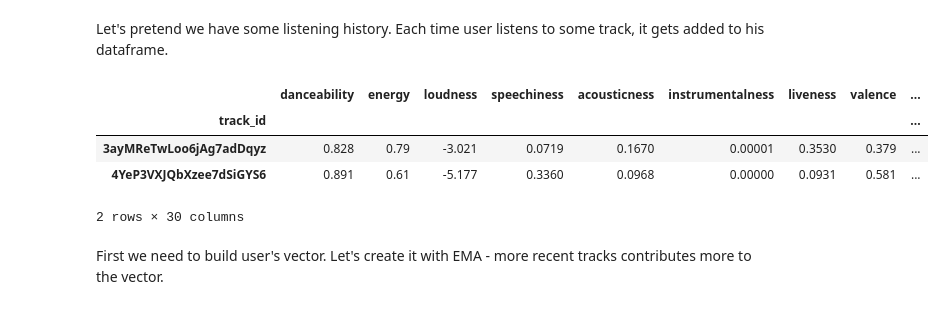
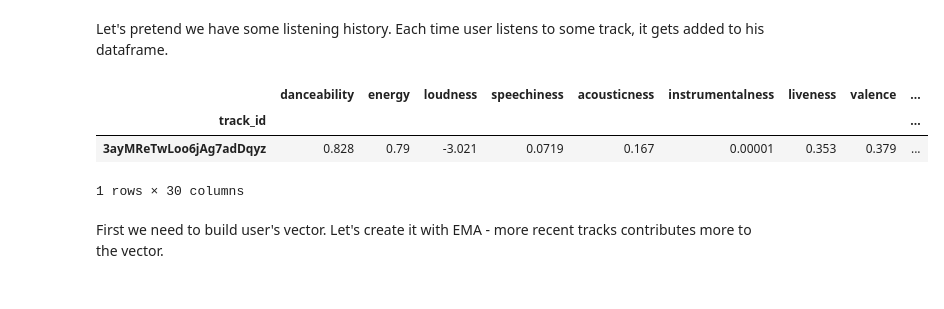
Before and after one commit to pawlooss1/spotify-data-mining, a Jupyter notebook: notebooks/recomm_sys_demo.ipynb, the cells around one changed output. Saved outputs shown, nothing was run; the diff lists cells and outputs as text; code cells hidden in the pictures.

```diff
--- a/notebooks/recomm_sys_demo.ipynb
+++ b/notebooks/recomm_sys_demo.ipynb
@@ -98,14 +98,13 @@ tracks_db_scaled.head()
 Let's pretend we have some listening history. Each time user listens to
 some track, it gets added to his dataframe.
 # %%
-tracks_user = tracks_db.sample(2, random_state=7)
+tracks_user = tracks_db.sample(1, random_state=7)
 tracks_user.head()
 # %% [output]
 |  | danceability | energy | loudness | speechiness | acousticness | instrumentalness | liveness | valence | ... |
 | track_id |  |  |  |  |  |  |  |  | ... |
-| 3ayMReTwLoo6jAg7adDqyz | 0.828 | 0.79 | -3.021 | 0.0719 | 0.1670 | 0.00001 | 0.3530 | 0.379 | ... |
-| 4YeP3VXJQbXzee7dSiGYS6 | 0.891 | 0.61 | -5.177 | 0.3360 | 0.0968 | 0.00000 | 0.0931 | 0.581 | ... |
+| 3ayMReTwLoo6jAg7adDqyz | 0.828 | 0.79 | -3.021 | 0.0719 | 0.167 | 0.00001 | 0.353 | 0.379 | ... |
-2 rows × 30 columns
+1 rows × 30 columns
 # %% [markdown]
 First we need to build user's vector. Let's create it with EMA - more recent
 tracks contributes more to the vector.
```
Also changed, not shown: parts of 6 cells of this notebook.
